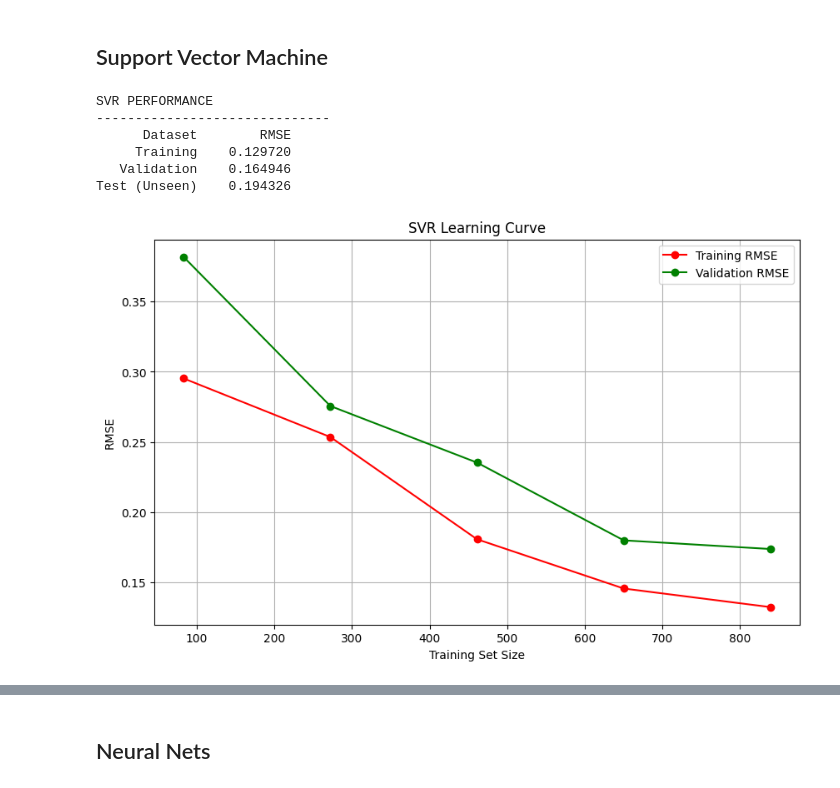
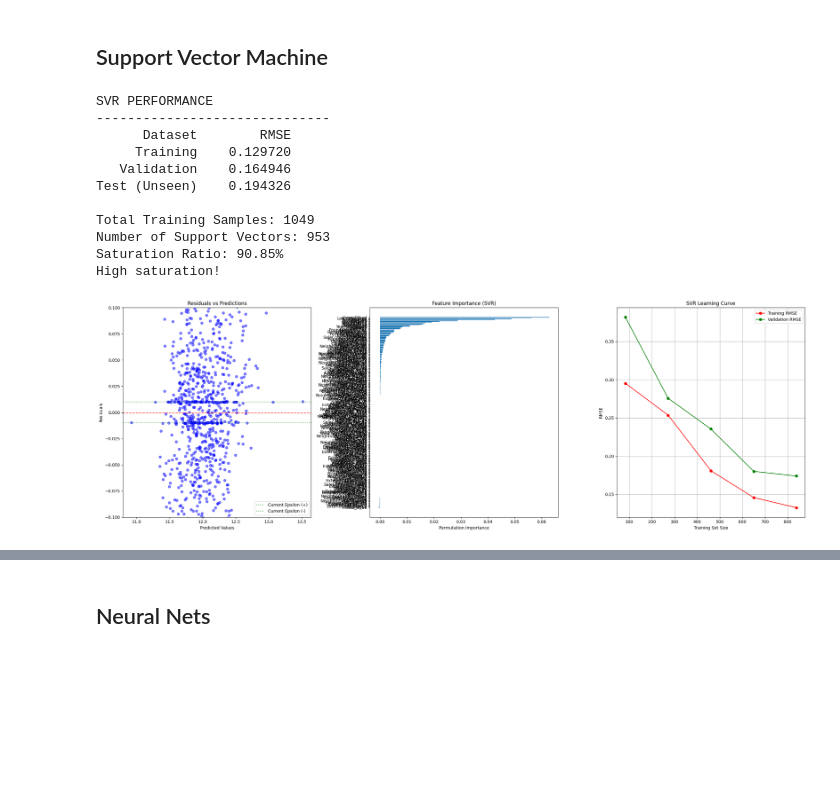
Before and after one commit to Kabir5296/HousingPrices-DS675-Project, a Jupyter notebook: modelling.ipynb, the cells around one changed output, grey strips where cells are left out. Cells and saved outputs as stored; diff of their text form; code cells hidden in the pictures; blank space fills up the shorter version.

```diff
--- a/modelling.ipynb
+++ b/modelling.ipynb
@@ -252,6 +284,7 @@ from sklearn.pipeline import make_pipeline
 from sklearn.preprocessing import RobustScaler
 from sklearn.metrics import mean_squared_error
 from sklearn.model_selection import learning_curve
+from sklearn.inspection import permutation_importance
 
 svr_model = make_pipeline(
     RobustScaler(),
@@ -259,51 +292,88 @@ svr_model = make_pipeline(
 )
 svr_model.fit(X_train, Y_train)
 
 pred_train = svr_model.predict(X_train)
 pred_val   = svr_model.predict(X_val)
 pred_test  = svr_model.predict(X_test)
 
 rmse_train = np.sqrt(mean_squared_error(Y_train, pred_train))
 rmse_val   = np.sqrt(mean_squared_error(Y_val, pred_val))
 rmse_test  = np.sqrt(mean_squared_error(Y_test, pred_test))
 
 results_df = pd.DataFrame({
     'Dataset   ': ['Training   ', 'Validation   ', 'Test (Unseen)   '],
     'RMSE': [rmse_train, rmse_val, rmse_test]
 })
 
 print("SVR PERFORMANCE")
 print("-"*30)
 print(results_df.to_string(index=False))
 
-def plot_svr_learning_curve(estimator, X, y):
-    train_sizes, train_scores, val_scores = learning_curve(
-        estimator, X, y, cv=5,
-        scoring='neg_mean_squared_error',
-        train_sizes=np.linspace(0.1, 1.0, 5),
-        n_jobs=-1,
-        random_state=42
-    )
+svr_estimator = svr_model.named_steps['svr']
+n_samples = X_train.shape[0]
+n_support = svr_estimator.support_.shape[0]
+saturation_ratio = n_support / n_samples
 
-    train_rmse_mean = np.sqrt(-train_scores.mean(axis=1))
-    val_rmse_mean = np.sqrt(-val_scores.mean(axis=1))
+print(f"\nTotal Training Samples: {n_samples}")
+print(f"Number of Support Vectors: {n_support}")
+print(f"Saturation Ratio: {saturation_ratio:.2%}")
 
-    plt.figure(figsize=(10, 6))
-    plt.plot(train_sizes, train_rmse_mean, 'o-', color="r", label="Training RMSE")
-    plt.plot(train_sizes, val_rmse_mean, 'o-', color="g", label="Validation RMSE")
-    plt.title("SVR Learning Curve")
-    plt.xlabel("Training Set Size")
-    plt.ylabel("RMSE")
-    plt.legend()
-    plt.grid(True)
-    plt.show()
+if saturation_ratio > 0.8:
+    print("High saturation!")
+elif saturation_ratio < 0.2:
+    print("Model is sparse and efficient.")
 
-plot_svr_learning_curve(svr_model, X_train, Y_train)
+fig, axes = plt.subplots(1, 3, figsize=(24, 8))
+
+residuals = Y_train - pred_train
+axes[0].scatter(pred_train, residuals, alpha=0.5, color='blue')
+axes[0].axhline(y=0, color='r', linestyle='--')
+axes[0].axhline(y=svr_estimator.epsilon, color='g', linestyle=':', label='Current Epsilon (+)')
+axes[0].axhline(y=-svr_estimator.epsilon, color='g', linestyle=':', label='Current Epsilon (-)')
+axes[0].set_ylim(-0.1, 0.1)
+axes[0].set_xlabel("Predicted Values")
+axes[0].set_ylabel("Residuals")
+axes[0].set_title("Residuals vs Predictions")
+axes[0].legend()
+
+perm_importance = permutation_importance(svr_model, X_val, Y_val, n_repeats=10, random_state=42)
+sorted_idx = perm_importance.importances_mean.argsort()
+
+axes[1].barh(X_train.columns[sorted_idx], perm_importance.importances_mean[sorted_idx])
+axes[1].set_xlabel("Permutation Importance")
+axes[1].set_title("Feature Importance (SVR)")
+
+train_sizes, train_scores, val_scores = learning_curve(
+    svr_model, X_train, Y_train, cv=5,
+    scoring='neg_mean_squared_error',
+    train_sizes=np.linspace(0.1, 1.0, 5),
+    n_jobs=-1,
+    random_state=42
+)
+
+train_rmse_mean = np.sqrt(-train_scores.mean(axis=1))
+val_rmse_mean = np.sqrt(-val_scores.mean(axis=1))
+
+axes[2].plot(train_sizes, train_rmse_mean, 'o-', color="r", label="Training RMSE")
+axes[2].plot(train_sizes, val_rmse_mean, 'o-', color="g", label="Validation RMSE")
+axes[2].set_title("SVR Learning Curve")
+axes[2].set_xlabel("Training Set Size")
+axes[2].set_ylabel("RMSE")
+axes[2].legend()
+axes[2].grid(True)
+
+plt.tight_layout()
+plt.show()
 # %% [output]
 SVR PERFORMANCE
 ------------------------------
       Dataset        RMSE
      Training    0.129720
    Validation    0.164946
 Test (Unseen)    0.194326
+
+Total Training Samples: 1049
+Number of Support Vectors: 953
+Saturation Ratio: 90.85%
+High saturation!
-[figure, old version]
+[figure, new version]
```
Also changed, not shown: parts of 7 cells of this notebook.
